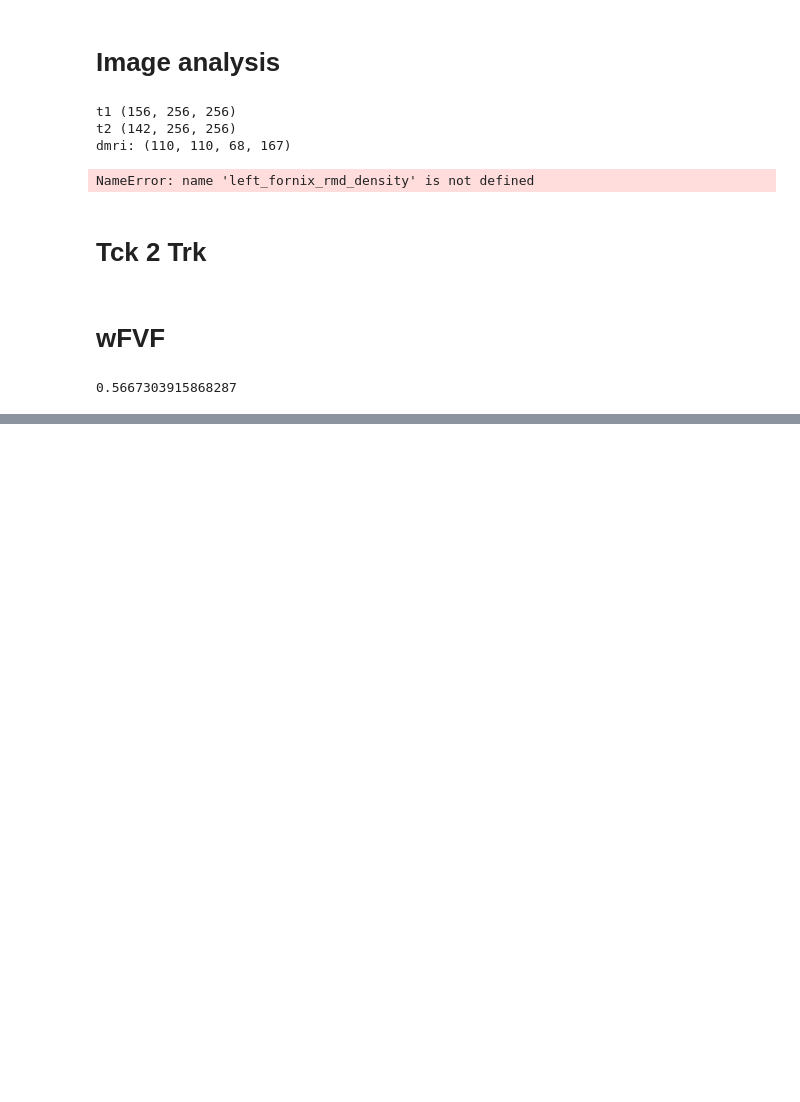
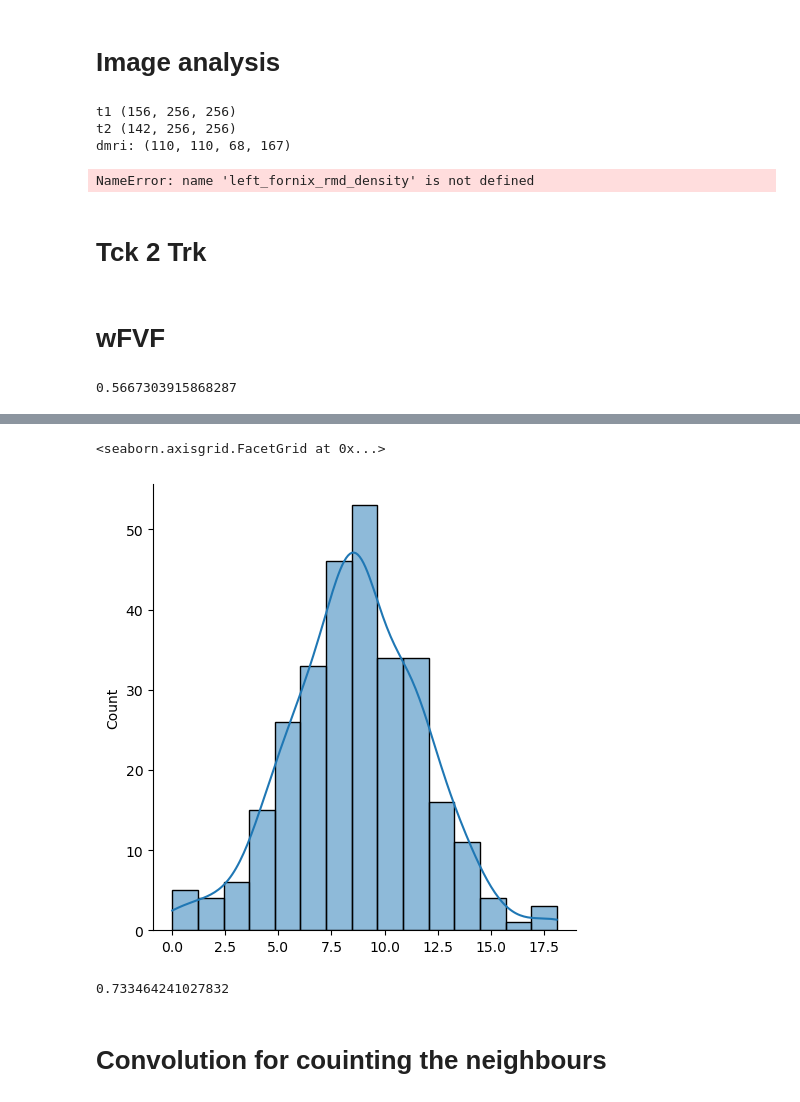
Before and after one commit to PiLAB-Medical-Imaging/TFE23-740_Epilepsy, a Jupyter notebook: src/prova.ipynb, the cells around one changed output, grey strips where cells are left out. Drawn from its saved outputs; the diff is of its cells as text; code cells hidden in the pictures; blank space fills up the shorter version.

```diff
--- a/src/prova.ipynb
+++ b/src/prova.ipynb
@@ -451,0 +492,14 @@ array([2, 2, 2])
+# %%
+distr = angle_map[density_map>0]
+sns.displot(distr, kde=True)
+# %% [output]
+<seaborn.axisgrid.FacetGrid at 0x...>
+[figure, added]
+# %%
+from scipy import stats
+
+stats.kurtosis(distr, fisher=True, bias=False)
+# %% [output]
+0.733464241027832
+# %% [markdown]
+# Convolution for couinting the neighbours
```
Also changed, not shown: parts of 6 cells of this notebook, 4 other files.
